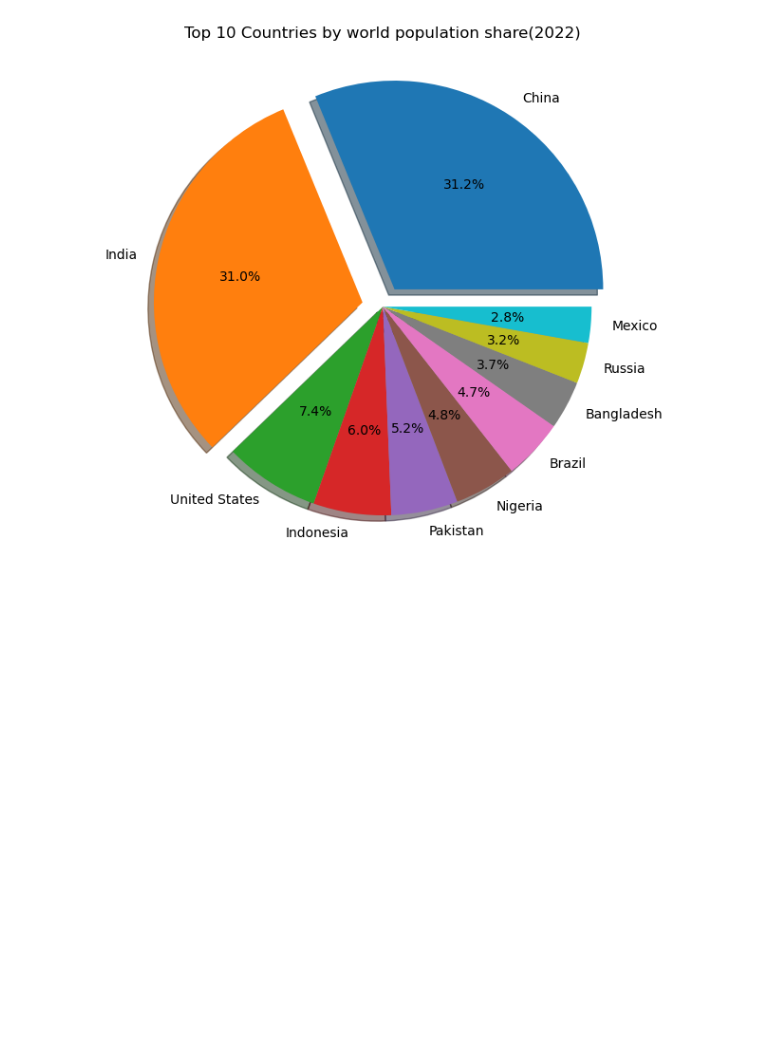
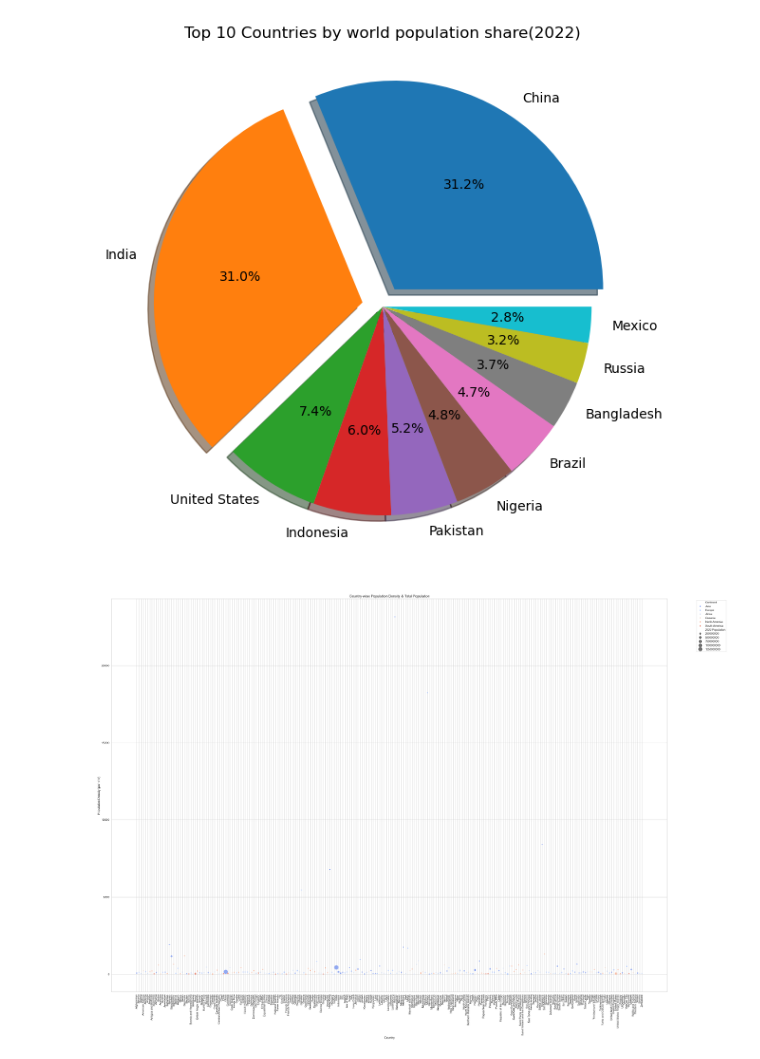
Before and after one commit to jyotiprakash20/DS_Projects, a Jupyter notebook: World_population/population.ipynb, the cells around one changed output. Cells and saved outputs as stored; diff of their text form; code cells hidden in the pictures; blank space fills up the shorter version.

Commit message:
Added Scatter plot and Heatmap

```diff
--- a/World_population/population.ipynb
+++ b/World_population/population.ipynb
@@ -129,3 +129,26 @@ plt.tight_layout()
 plt.show()
 # %% [output]
 [figure]
+# %%
+import seaborn as sns
+
+plt.figure(figsize=(35,25))
+sns.scatterplot(
+    data=df,
+    x='Country/Territory',
+    y='Density (per km²)',
+    hue='Continent',
+    size='2022 Population',
+    sizes=(20, 300),
+    alpha=0.7,
+    palette='coolwarm'
+)
+plt.title('Country-wise Population Density & Total Population', fontsize=14)
+plt.xticks(rotation=90)
+plt.xlabel('Country')
+plt.ylabel('Population Density (per km²)')
+plt.legend(bbox_to_anchor=(1.05, 1), loc='upper left')
+plt.tight_layout()
+plt.show()
+# %% [output]
+[figure, added]
```
Also changed, not shown: parts of 3 cells of this notebook.
